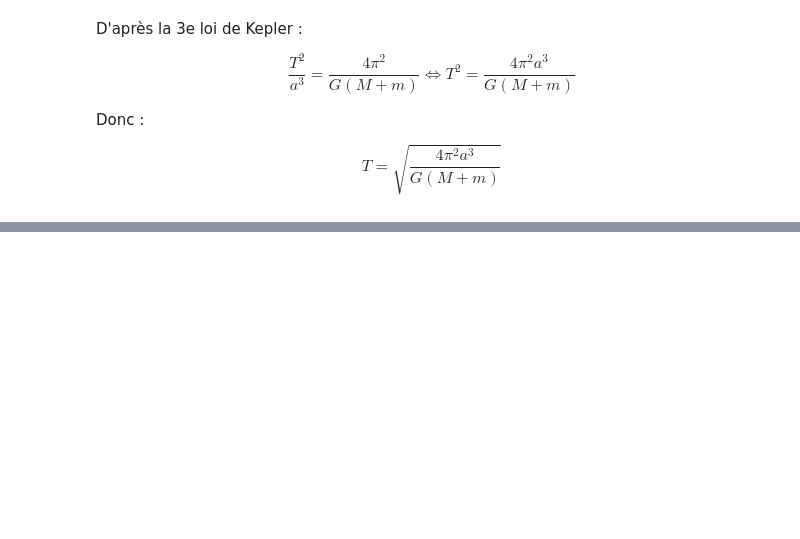
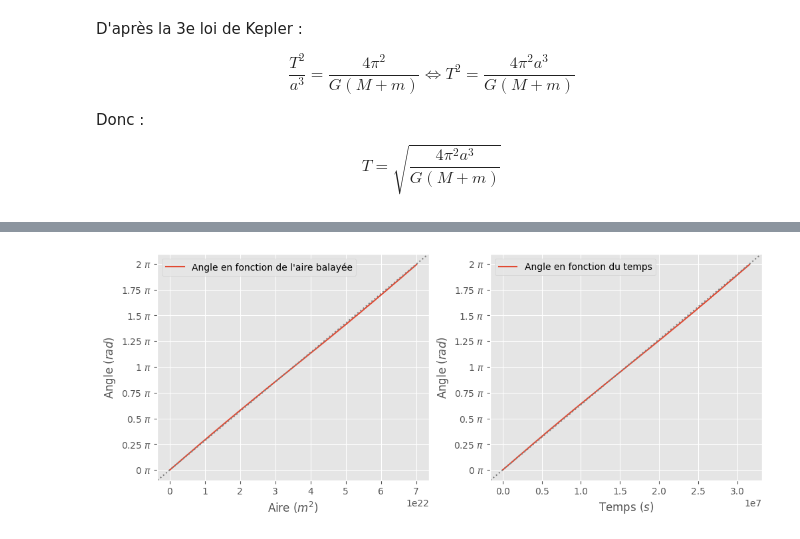
Before and after one commit to Natouche68/notebooks, a Jupyter notebook: kepler-moon.ipynb, the cells around one changed output, grey strips where cells are left out. Saved outputs shown, nothing was run; the diff lists cells and outputs as text; code cells hidden in the pictures; blank space fills up the shorter version.

```diff
--- a/kepler-moon.ipynb
+++ b/kepler-moon.ipynb
@@ -161,7 +163,3 @@ T_M = 2.358e+06
 # %%
-# Calcul de positions
-
-ANGLE_STEP = 3
-angle = np.radians(np.arange(0, 360, ANGLE_STEP))
-x_E = P_E-a_E + a_E*np.cos(angle)
-y_E = b_E * np.sin(angle)
+ANGLE_STEP = 1
+angle_linear = np.radians(np.arange(0, 360, ANGLE_STEP))
@@ -227,0 +207,27 @@ plt.show()
+# %%
+def get_angle_of_time(T, A_balayee_total, angle):
+    time_of_angle = T * A_balayee_total / A_balayee_total.max()
+    time = np.linspace(0, T, 360//ANGLE_STEP)
+    angle_of_time = np.array([angle[time_of_angle.searchsorted(t)] for t in time])
+    return time, time_of_angle, angle_of_time
+
+def plot_reciprocal_area(angle, A_balayee_total, time):
+    fig, (ax1, ax2) = plt.subplots(1, 2, figsize=(10, 4), layout="constrained")
+
+    ax1.plot(A_balayee_total, angle/np.pi, label="Angle en fonction de l'aire balayée")
+    ax1.axline((0, 0), slope=2/A_balayee_total.max(), color="gray", linestyle=":")
+
+    ax1.yaxis.set_major_formatter(tck.FormatStrFormatter(r'%g $\pi$'))
+    ax1.legend()
+    ax1.set_xlabel("Aire $(m^2)$")
+    ax1.set_ylabel("Angle $(rad)$")
+
+    ax2.plot(time, angle/np.pi, label="Angle en fonction du temps")
+    ax2.axline((0, 0), slope=2/time.max(), color="gray", linestyle=":")
+
+    ax2.yaxis.set_major_formatter(tck.FormatStrFormatter(r'%g $\pi$'))
+    ax2.legend()
+    ax2.set_xlabel("Temps $(s)$")
+    ax2.set_ylabel("Angle $(rad)$")
+
+    plt.show()
@@ -227,0 +279,5 @@ plt.show()
+# %%
+time_T, time_T_of_angle, angle_T_of_time = get_angle_of_time(T_T, A_balayee_TS_total, angle_linear)
+plot_reciprocal_area(angle_linear, A_balayee_TS_total, time_T_of_angle)
+# %% [output]
+[figure, added]
```
Also changed, not shown: parts of 25 cells of this notebook.
